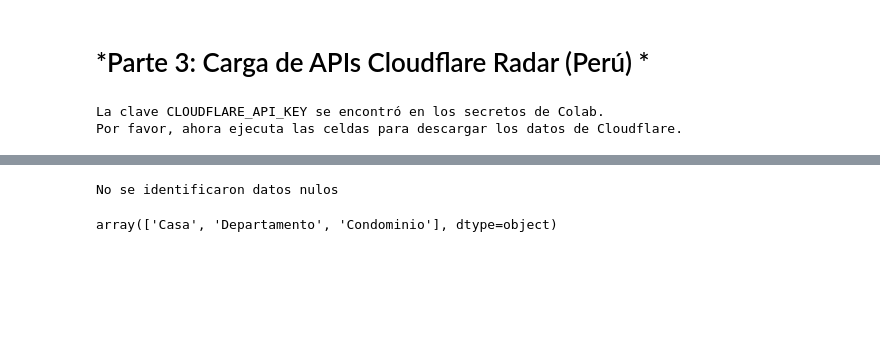
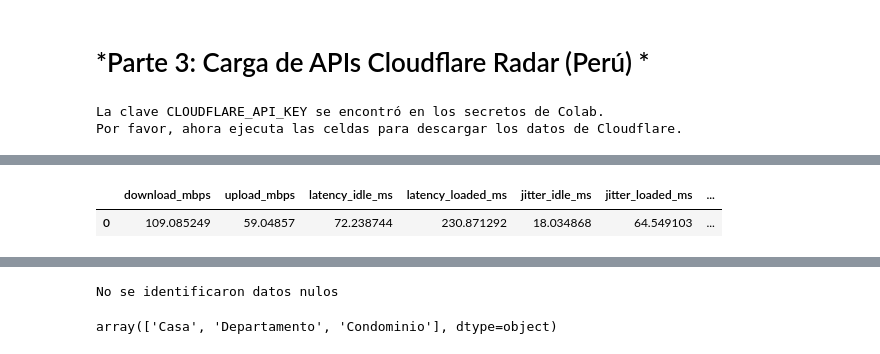
Before and after one commit to Angebarrutia/Coderhouse-Curso-Data-Science-II, a Jupyter notebook: Entregas/Primera Entrega/ProyectoEntrega1DSII_BarrutiaAngela.ipynb, the cells around one changed output, grey strips where cells are left out. Drawn from its saved outputs; the diff is of its cells as text; code cells hidden in the pictures; blank space fills up the shorter version.

```diff
--- a/Entregas/Primera Entrega/ProyectoEntrega1DSII_BarrutiaAngela.ipynb
+++ b/Entregas/Primera Entrega/ProyectoEntrega1DSII_BarrutiaAngela.ipynb
@@ -508,0 +325,73 @@ Toda la data de Cloudflare ha sido descargada correctamente.
+# %%
+# ======================================
+# Bloque 5 — Transformación API (Corregido)
+# ======================================
+
+import os
+import json
+import pandas as pd
+
+data_api = {}
+files = [
+    'cloudflare_top_location_speeds_range_pe.json',
+    'cloudflare_top_location_speeds_pe.json',
+    'cloudflare_speed_summary_pe.json',
+    'cloudflare_asns_pe.json'
+]
+
+for file in files:
+    if os.path.exists(file):
+        with open(file, 'r') as f:
+            key = file.replace('cloudflare_', '').replace('_pe.json', '')
+            data_api[key] = json.load(f)
+    else:
+        print(f"Warning: File {file} not found.")
+
+# 1. Top Location Speeds (rango)
+df_speed_range = pd.json_normalize(
+    data_api["top_location_speeds_range"]["result"]
+)
+
+# 2. Top Location Speeds (sin rango)
+df_speed_simple = pd.json_normalize(
+    data_api["top_location_speeds"]["result"]
+)
+
+# 3. Speed Summary
+df_summary_raw = pd.json_normalize(data_api["speed_summary"]["result"])
+
+# Renombrar columnas importantes
+rename_map = {
+    "summary_0.bandwidthDownload": "download_mbps",
+    "summary_0.bandwidthUpload": "upload_mbps",
+    "summary_0.latencyIdle": "latency_idle_ms",
+    "summary_0.latencyLoaded": "latency_loaded_ms",
+    "summary_0.jitterIdle": "jitter_idle_ms",
+    "summary_0.jitterLoaded": "jitter_loaded_ms",
+    "summary_0.packetLoss": "packet_loss"
+}
+
+df_summary = df_summary_raw.rename(columns=rename_map)
+
+# Filtramos solo las columnas numéricas relevantes
+cols_summary = [
+    "download_mbps",
+    "upload_mbps",
+    "latency_idle_ms",
+    "latency_loaded_ms",
+    "jitter_idle_ms",
+    "jitter_loaded_ms",
+    "packet_loss"
+]
+
+df_summary_clean = df_summary[cols_summary]
+
+# 4. ASNs Perú - Corrected flattening
+df_asn = pd.json_normalize(
+    data_api["asns"]["result"]["asns"] # Access the 'asns' list within 'result'
+)
+
+df_summary_clean
+# %% [output]
+|  | download_mbps | upload_mbps | latency_idle_ms | latency_loaded_ms | jitter_idle_ms | jitter_loaded_ms | ... |
+| 0 | 109.085249 | 59.04857 | 72.238744 | 230.871292 | 18.034868 | 64.549103 | ... |
```
Also changed, not shown: parts of 22 cells of this notebook.
